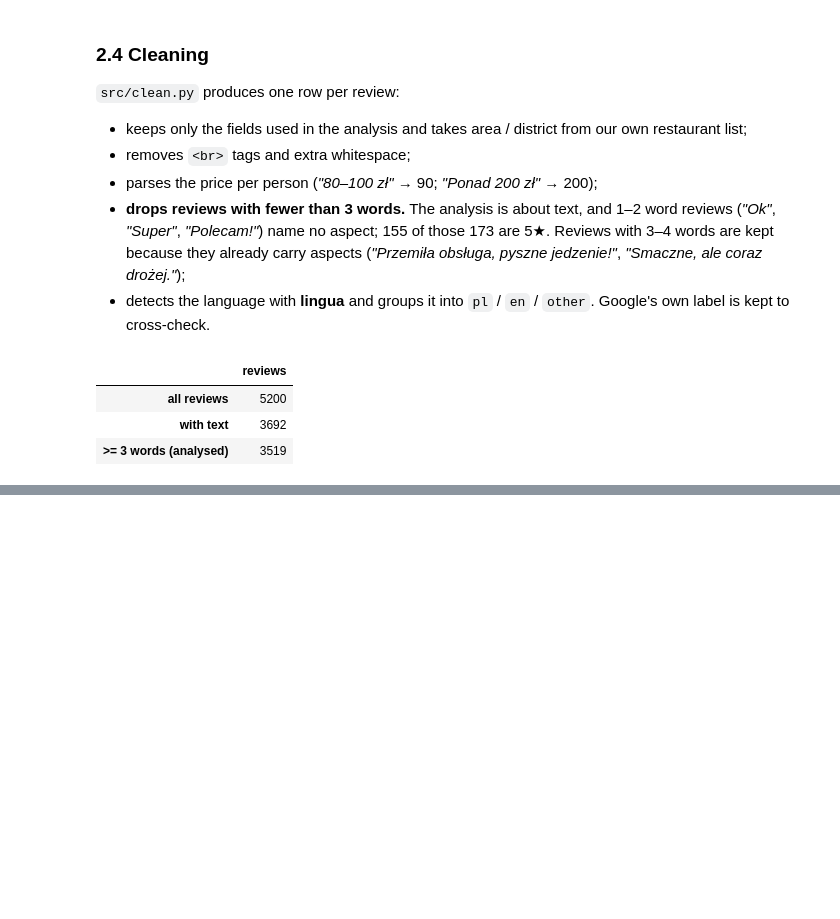
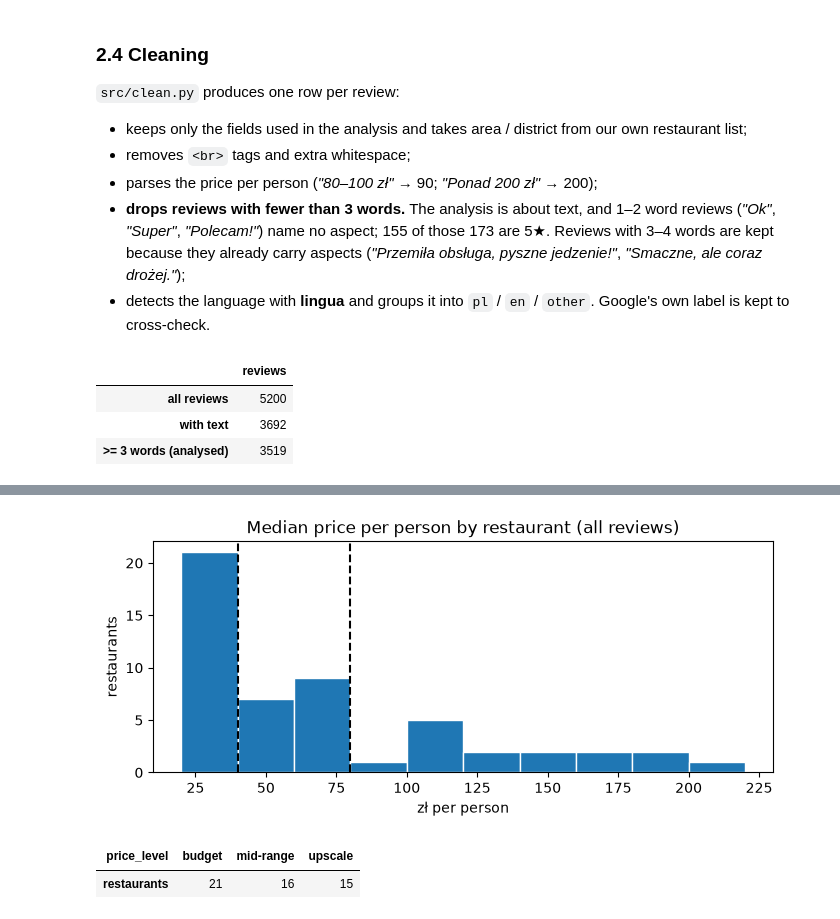
Before and after one commit to mateoseasc/Warsaw_Restaurant_Reviews, a Jupyter notebook: notebooks/analysis.ipynb, the cells around one changed output, grey strips where cells are left out. Cells and saved outputs as stored; diff of their text form; code cells hidden in the pictures; blank space fills up the shorter version.

```diff
--- a/notebooks/analysis.ipynb
+++ b/notebooks/analysis.ipynb
@@ -259,0 +287,12 @@ sentence-level sentiment (XLM-RoBERTa), aspect × sentiment table, comparisons b
+# %%
+prices = clean.restaurant_price_levels(clean.flatten(items))
+ax = prices["median_price"].plot(kind="hist", bins=range(20, 221, 20), figsize=(8, 3), edgecolor="white")
+for cut in clean.PRICE_BINS[1:-1]:
+    ax.axvline(cut, color="black", linestyle="--")
+ax.set(title="Median price per person by restaurant (all reviews)", xlabel="zł per person", ylabel="restaurants")
+plt.show()
+prices["price_level"].value_counts().reindex(clean.PRICE_LEVELS).to_frame("restaurants").T
+# %% [output]
+[figure, added]
+| price_level | budget | mid-range | upscale |
+| restaurants | 21 | 16 | 15 |
```
Also changed, not shown: parts of 20 cells of this notebook, 2 other files.
